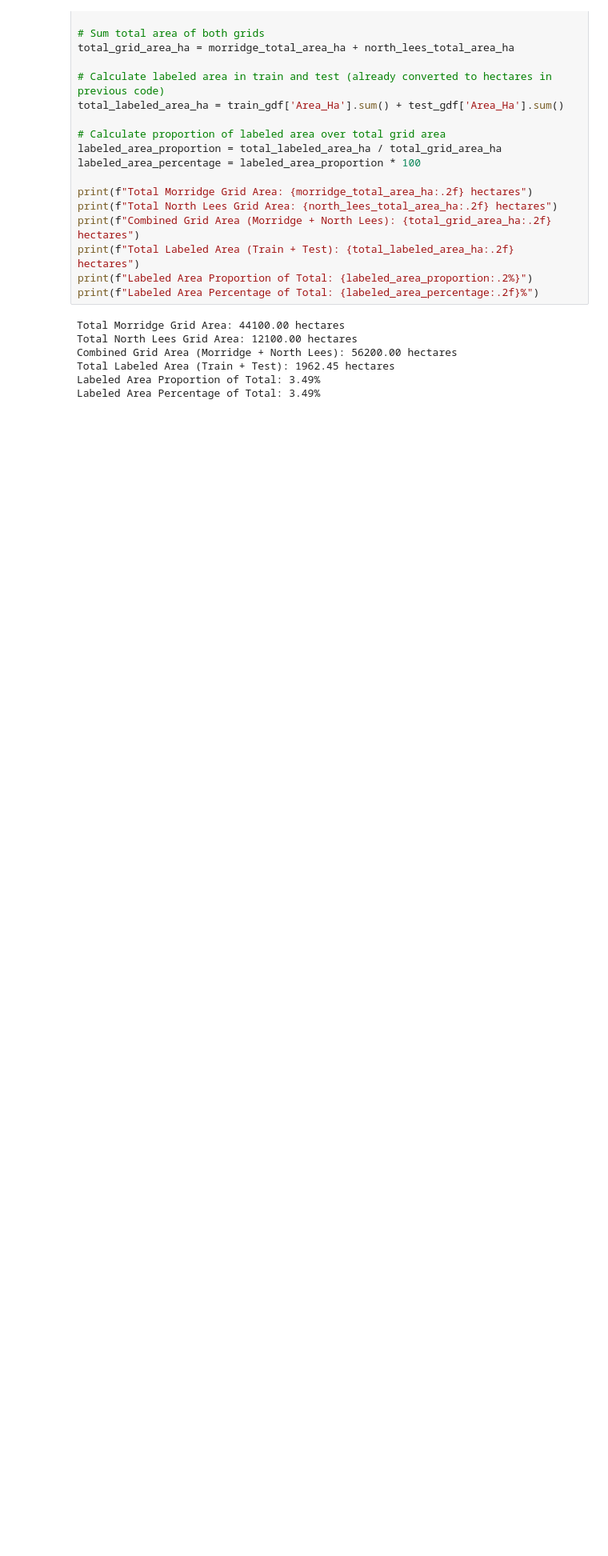
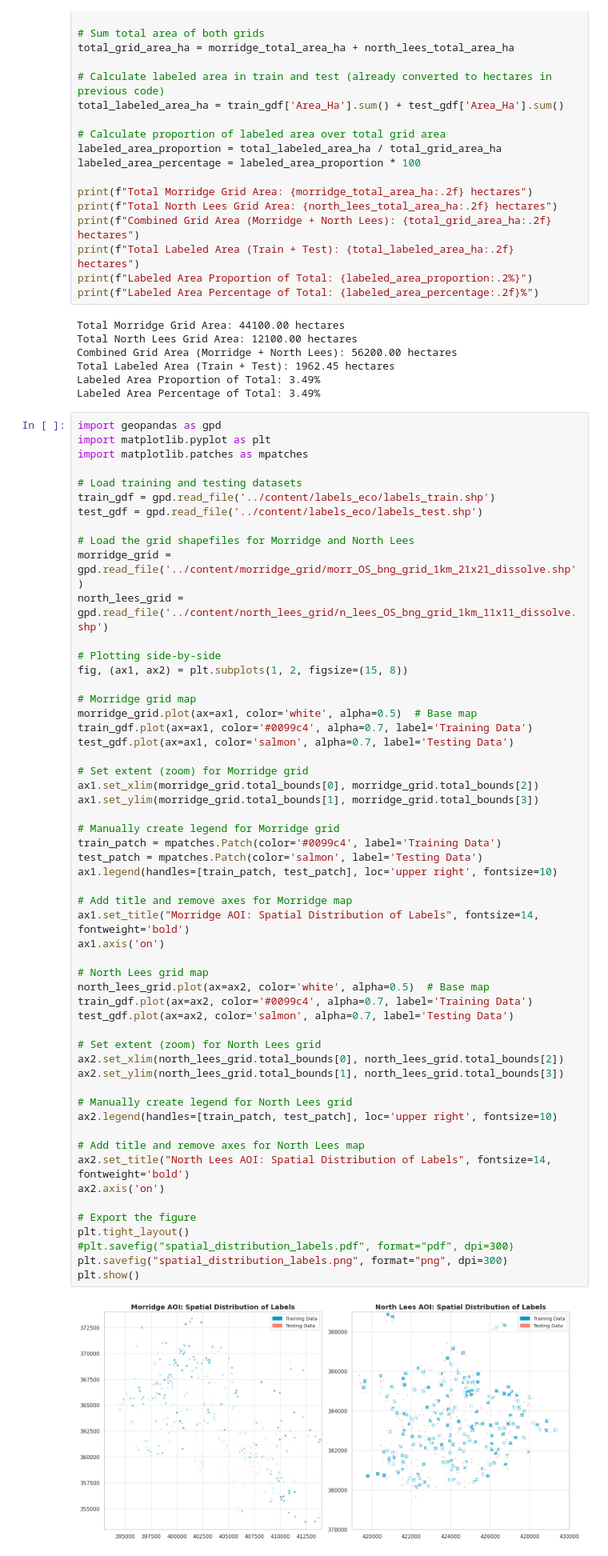
Before and after one commit to DGalexander/cnn-land-cover-eco, a Jupyter notebook: notebooks/sample_size.ipynb, the cells around one changed output. Shown at 80% size. Cells and saved outputs as stored; diff of their text form; blank space fills up the shorter version.

```diff
--- a/notebooks/sample_size.ipynb
+++ b/notebooks/sample_size.ipynb
@@ -76,3 +83,60 @@ Combined Grid Area (Morridge + North Lees): 56200.00 hectares
 Total Labeled Area (Train + Test): 1962.45 hectares
 Labeled Area Proportion of Total: 3.49%
 Labeled Area Percentage of Total: 3.49%
+# %%
+import geopandas as gpd
+import matplotlib.pyplot as plt
+import matplotlib.patches as mpatches
+
+# Load training and testing datasets
+train_gdf = gpd.read_file('../content/labels_eco/labels_train.shp')
+test_gdf = gpd.read_file('../content/labels_eco/labels_test.shp')
+
+# Load the grid shapefiles for Morridge and North Lees
+morridge_grid = gpd.read_file('../content/morridge_grid/morr_OS_bng_grid_1km_21x21_dissolve.shp')
+north_lees_grid = gpd.read_file('../content/north_lees_grid/n_lees_OS_bng_grid_1km_11x11_dissolve.shp')
+
+# Plotting side-by-side
+fig, (ax1, ax2) = plt.subplots(1, 2, figsize=(15, 8))
+
+# Morridge grid map
+morridge_grid.plot(ax=ax1, color='white', alpha=0.5)  # Base map
+train_gdf.plot(ax=ax1, color='#0099c4', alpha=0.7, label='Training Data')
+test_gdf.plot(ax=ax1, color='salmon', alpha=0.7, label='Testing Data')
+
+# Set extent (zoom) for Morridge grid
+ax1.set_xlim(morridge_grid.total_bounds[0], morridge_grid.total_bounds[2])
+ax1.set_ylim(morridge_grid.total_bounds[1], morridge_grid.total_bounds[3])
+
+# Manually create legend for Morridge grid
+train_patch = mpatches.Patch(color='#0099c4', label='Training Data')
+test_patch = mpatches.Patch(color='salmon', label='Testing Data')
+ax1.legend(handles=[train_patch, test_patch], loc='upper right', fontsize=10)
+
+# Add title and remove axes for Morridge map
+ax1.set_title("Morridge AOI: Spatial Distribution of Labels", fontsize=14, fontweight='bold')
+ax1.axis('on')
+
+# North Lees grid map
+north_lees_grid.plot(ax=ax2, color='white', alpha=0.5)  # Base map
+train_gdf.plot(ax=ax2, color='#0099c4', alpha=0.7, label='Training Data')
+test_gdf.plot(ax=ax2, color='salmon', alpha=0.7, label='Testing Data')
+
+# Set extent (zoom) for North Lees grid
+ax2.set_xlim(north_lees_grid.total_bounds[0], north_lees_grid.total_bounds[2])
+ax2.set_ylim(north_lees_grid.total_bounds[1], north_lees_grid.total_bounds[3])
+
+# Manually create legend for North Lees grid
+ax2.legend(handles=[train_patch, test_patch], loc='upper right', fontsize=10)
+
+# Add title and remove axes for North Lees map
+ax2.set_title("North Lees AOI: Spatial Distribution of Labels", fontsize=14, fontweight='bold')
+ax2.axis('on')
+
+# Export the figure
+plt.tight_layout()
+#plt.savefig("spatial_distribution_labels.pdf", format="pdf", dpi=300)
+plt.savefig("spatial_distribution_labels.png", format="png", dpi=300)
+plt.show()
+# %% [output]
+[figure, added]
```
Also changed, not shown: parts of 2 cells of this notebook.
